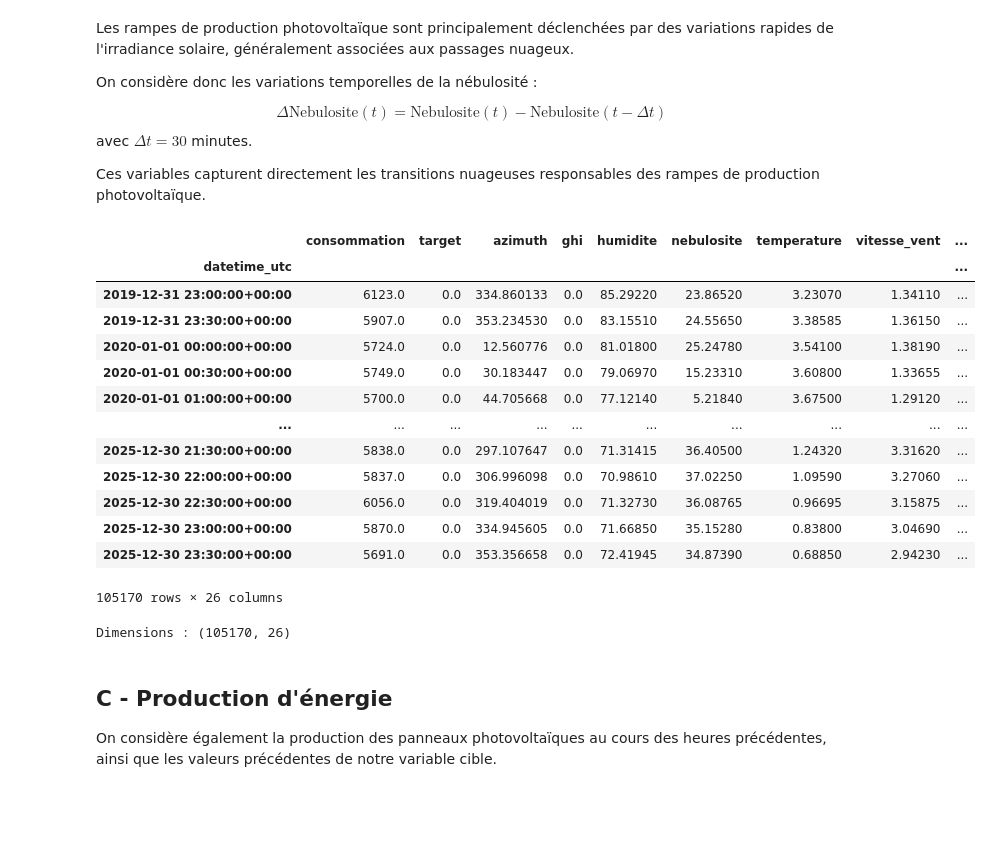
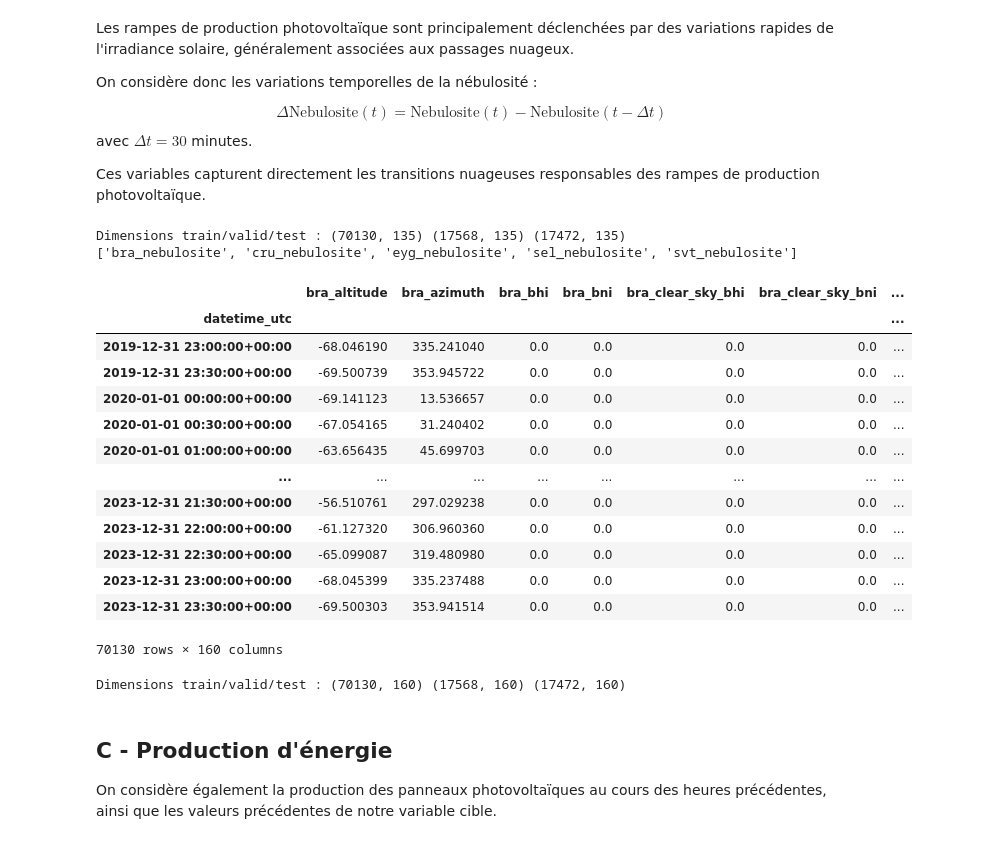
Before and after one commit to Math2935/aug25cds_variabilite, a Jupyter notebook: notebooks/04_feature_engineering.ipynb, the cells around one changed output. Saved outputs shown, nothing was run; the diff lists cells and outputs as text; code cells hidden in the pictures; blank space fills up the shorter version.

```diff
--- a/notebooks/04_feature_engineering.ipynb
+++ b/notebooks/04_feature_engineering.ipynb
@@ -335,3 +425,8 @@ def add_derivate_var(dataset, var, stats=False) :
+# %%
+all_df = {
+    'train': train,
+    'valid': valid,
+    'test': test}
 # %% [markdown]
 ## A - Irradiance solaire
 
@@ -362,11 +457,25 @@ $$
 $$
 avec $\Delta t = 30$ minutes.
 # %%
-df = add_derivate_var(df, 'ghi', stats=True)
+# Afficher les dimensions des datasets avant
+print('Dimensions train/valid/test :', all_df['train'].shape, all_df['valid'].shape, all_df['test'].shape)
+
+# Récupérer les colonnes à traiter :
+cols = []
+for col in train.columns:
+    if 'ghi' in col:
+        if 'clear_sky' not in col:
+            cols.append(col)
+print(cols)
+
+for key in all_df.keys():
+    for col in cols:
+        all_df[key] = add_derivate_var(all_df[key], col)
+        all_df[key] = add_stats(all_df[key], col)
 
 # Afficher le début et la fin du dataset
-display(df)
+display(all_df['train'])
 
 # Afficher les dimensions du dataset
-print('Dimensions :', df.shape)
+print('Dimensions train/valid/test :', all_df['train'].shape, all_df['valid'].shape, all_df['test'].shape)
 # %% [output]
@@ -401,29 +512,43 @@ avec $\Delta t = 30$ minutes.
 
 Ces variables capturent directement les transitions nuageuses responsables des rampes de production photovoltaïque.
 # %%
-df = add_derivate_var(df, 'nebulosite')
+# Afficher les dimensions des datasets avant
+print('Dimensions train/valid/test :', all_df['train'].shape, all_df['valid'].shape, all_df['test'].shape)
+
+# Récupérer les colonnes à traiter :
+cols = []
+for col in train.columns:
+    if 'nebulosite' in col:
+            cols.append(col)
+print(cols)
+
+for key in all_df.keys():
+    for col in cols:
+        all_df[key] = add_derivate_var(all_df[key], col)
 
 # Afficher le début et la fin du dataset
-display(df)
+display(all_df['train'])
 
 # Afficher les dimensions du dataset
-print('Dimensions :', df.shape)
+print('Dimensions train/valid/test :', all_df['train'].shape, all_df['valid'].shape, all_df['test'].shape)
 # %% [output]
+Dimensions train/valid/test : (70130, 135) (17568, 135) (17472, 135)
+['bra_nebulosite', 'cru_nebulosite', 'eyg_nebulosite', 'sel_nebulosite', 'svt_nebulosite']
-|  | consommation | target | azimuth | ghi | humidite | nebulosite | temperature | vitesse_vent | ... |
-| datetime_utc |  |  |  |  |  |  |  |  | ... |
-| 2019-12-31 23:00:00+00:00 | 6123.0 | 0.0 | 334.860133 | 0.0 | 85.29220 | 23.86520 | 3.23070 | 1.34110 | ... |
-| 2019-12-31 23:30:00+00:00 | 5907.0 | 0.0 | 353.234530 | 0.0 | 83.15510 | 24.55650 | 3.38585 | 1.36150 | ... |
-| 2020-01-01 00:00:00+00:00 | 5724.0 | 0.0 | 12.560776 | 0.0 | 81.01800 | 25.24780 | 3.54100 | 1.38190 | ... |
-| 2020-01-01 00:30:00+00:00 | 5749.0 | 0.0 | 30.183447 | 0.0 | 79.06970 | 15.23310 | 3.60800 | 1.33655 | ... |
-| 2020-01-01 01:00:00+00:00 | 5700.0 | 0.0 | 44.705668 | 0.0 | 77.12140 | 5.21840 | 3.67500 | 1.29120 | ... |
-| ... | ... | ... | ... | ... | ... | ... | ... | ... | ... |
-| 2025-12-30 21:30:00+00:00 | 5838.0 | 0.0 | 297.107647 | 0.0 | 71.31415 | 36.40500 | 1.24320 | 3.31620 | ... |
-| 2025-12-30 22:00:00+00:00 | 5837.0 | 0.0 | 306.996098 | 0.0 | 70.98610 | 37.02250 | 1.09590 | 3.27060 | ... |
-| 2025-12-30 22:30:00+00:00 | 6056.0 | 0.0 | 319.404019 | 0.0 | 71.32730 | 36.08765 | 0.96695 | 3.15875 | ... |
-| 2025-12-30 23:00:00+00:00 | 5870.0 | 0.0 | 334.945605 | 0.0 | 71.66850 | 35.15280 | 0.83800 | 3.04690 | ... |
-| 2025-12-30 23:30:00+00:00 | 5691.0 | 0.0 | 353.356658 | 0.0 | 72.41945 | 34.87390 | 0.68850 | 2.94230 | ... |
+|  | bra_altitude | bra_azimuth | bra_bhi | bra_bni | bra_clear_sky_bhi | bra_clear_sky_bni | ... |
+| datetime_utc |  |  |  |  |  |  | ... |
+| 2019-12-31 23:00:00+00:00 | -68.046190 | 335.241040 | 0.0 | 0.0 | 0.0 | 0.0 | ... |
+| 2019-12-31 23:30:00+00:00 | -69.500739 | 353.945722 | 0.0 | 0.0 | 0.0 | 0.0 | ... |
+| 2020-01-01 00:00:00+00:00 | -69.141123 | 13.536657 | 0.0 | 0.0 | 0.0 | 0.0 | ... |
+| 2020-01-01 00:30:00+00:00 | -67.054165 | 31.240402 | 0.0 | 0.0 | 0.0 | 0.0 | ... |
+| 2020-01-01 01:00:00+00:00 | -63.656435 | 45.699703 | 0.0 | 0.0 | 0.0 | 0.0 | ... |
+| ... | ... | ... | ... | ... | ... | ... | ... |
+| 2023-12-31 21:30:00+00:00 | -56.510761 | 297.029238 | 0.0 | 0.0 | 0.0 | 0.0 | ... |
+| 2023-12-31 22:00:00+00:00 | -61.127320 | 306.960360 | 0.0 | 0.0 | 0.0 | 0.0 | ... |
+| 2023-12-31 22:30:00+00:00 | -65.099087 | 319.480980 | 0.0 | 0.0 | 0.0 | 0.0 | ... |
+| 2023-12-31 23:00:00+00:00 | -68.045399 | 335.237488 | 0.0 | 0.0 | 0.0 | 0.0 | ... |
+| 2023-12-31 23:30:00+00:00 | -69.500303 | 353.941514 | 0.0 | 0.0 | 0.0 | 0.0 | ... |
-105170 rows × 26 columns
-Dimensions : (105170, 26)
+70130 rows × 160 columns
+Dimensions train/valid/test : (70130, 160) (17568, 160) (17472, 160)
 # %% [markdown]
 ## C - Production d'énergie
 
```
Also changed, not shown: parts of 35 cells of this notebook.
